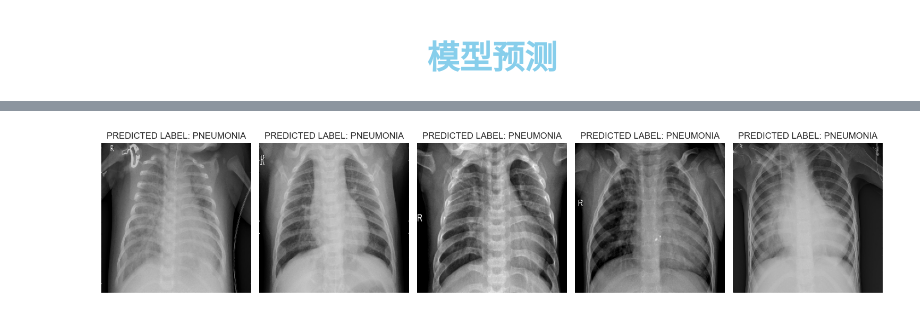
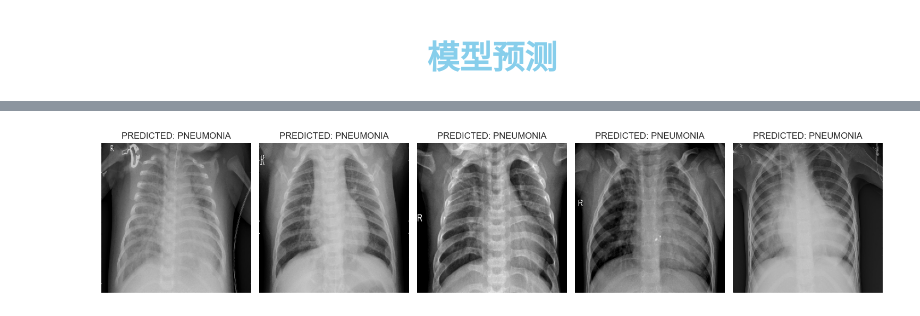
Before and after one commit to Czhongshao/Medical-DeepLearn, a Jupyter notebook: Tensorflow/X_ray_ChildPneumonia/notebook/CNN_ChildPneumonia_based_on_Xception_94.ipynb, the cells around one changed output, grey strips where cells are left out. Saved outputs shown, nothing was run; the diff lists cells and outputs as text; code cells hidden in the pictures.

```diff
--- a/Tensorflow/X_ray_ChildPneumonia/notebook/CNN_ChildPneumonia_based_on_Xception_94.ipynb
+++ b/Tensorflow/X_ray_ChildPneumonia/notebook/CNN_ChildPneumonia_based_on_Xception_94.ipynb
@@ -596,7 +597,7 @@ for i, image_file in enumerate(image_files):
         predicted_label = 'NORMAL'
     else:
         predicted_label = 'PNEUMONIA'
-    axs[i].set_title(f'PREDICTED LABEL: {predicted_label}')
+    axs[i].set_title(f'PREDICTED: {predicted_label}')
 
 # 调整布局
 plt.tight_layout()
@@ -612 +613 @@ plt.show()
-[figure, old version]
+[figure, new version]
```
Also changed, not shown: parts of 13 cells of this notebook, 1 other file.
